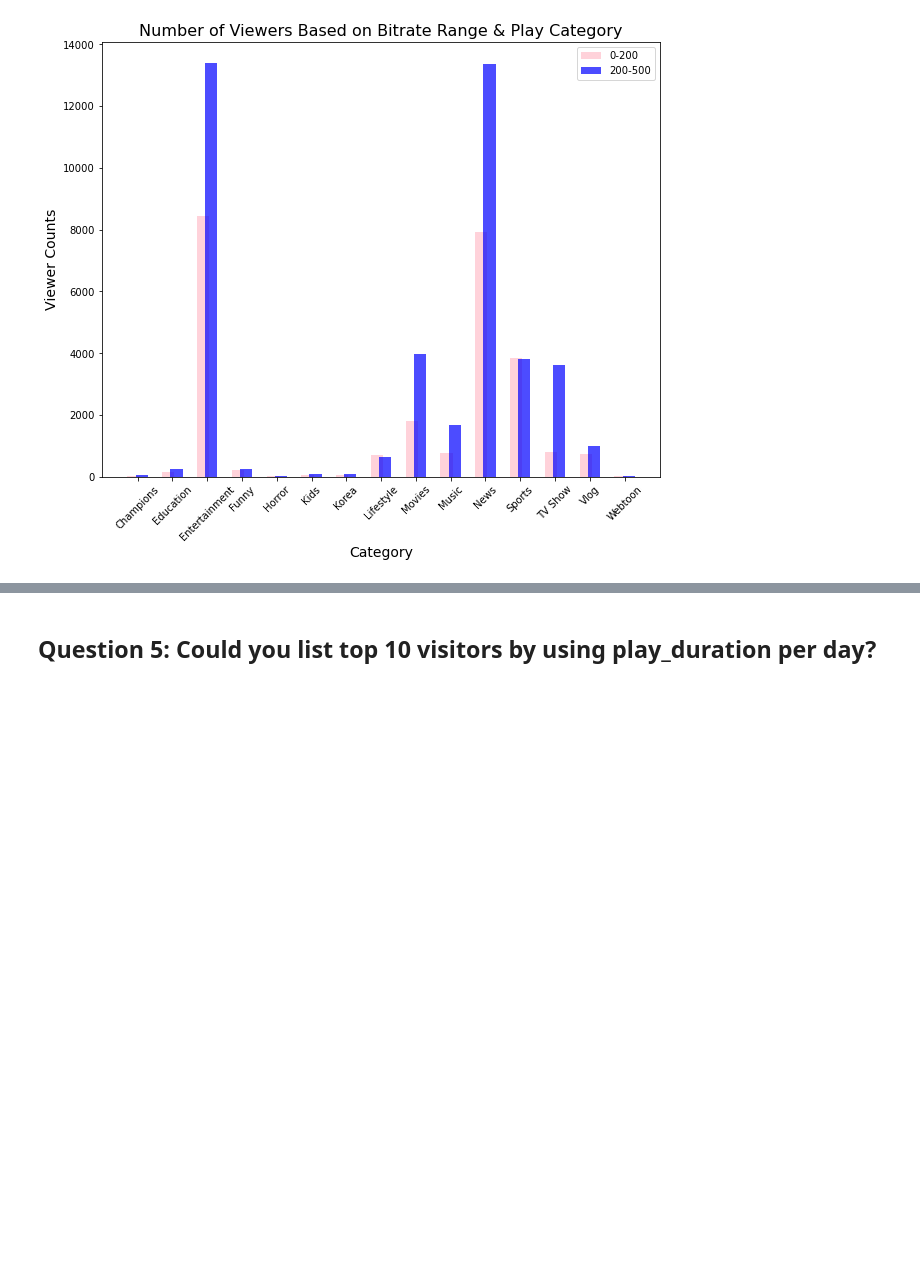
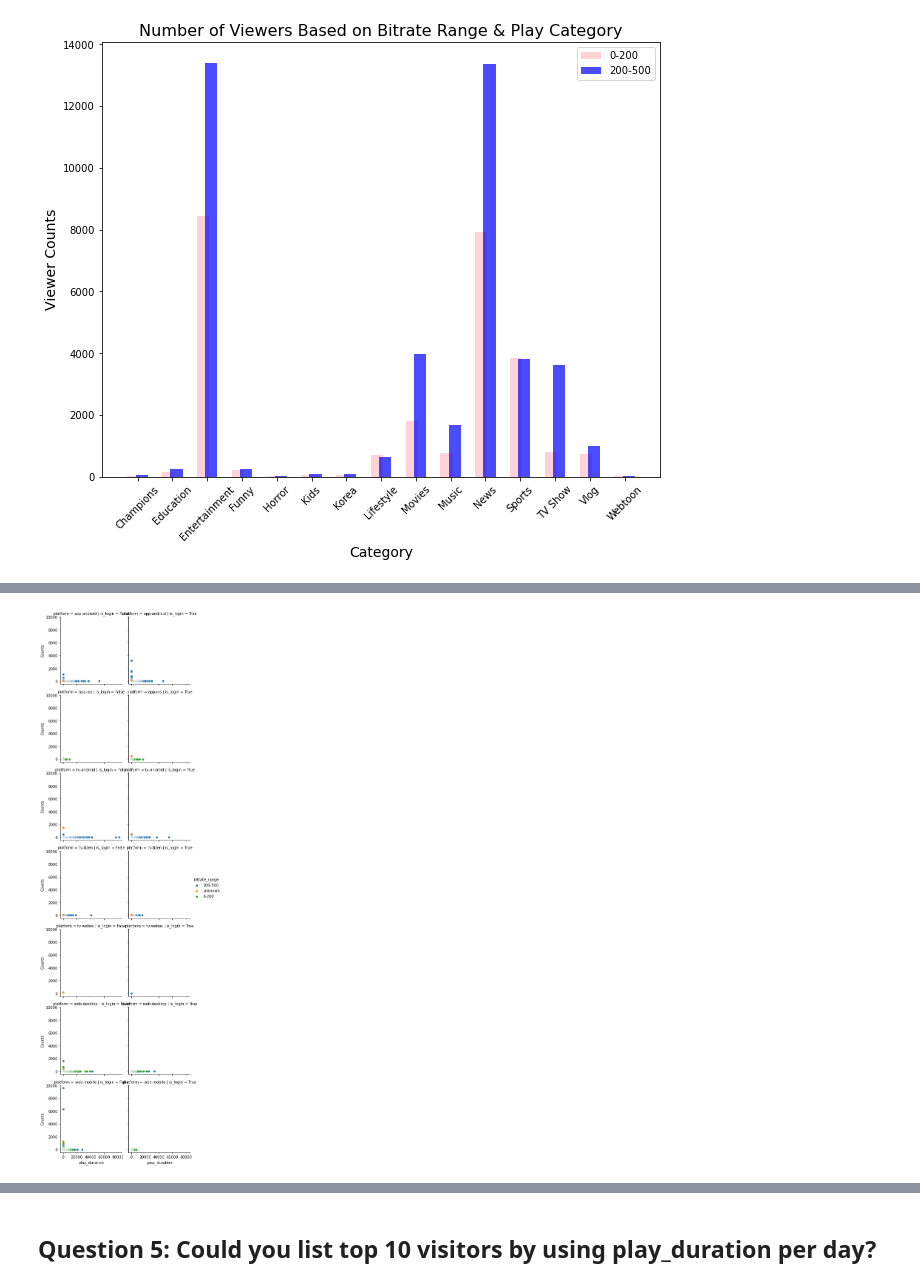
Before and after one commit to archeltaneka/vidio-dataset-eda, a Jupyter notebook: exploratory_notebook.ipynb, the cells around one changed output, grey strips where cells are left out. Cells and saved outputs as stored; diff of their text form; code cells hidden in the pictures; blank space fills up the shorter version.

```diff
--- a/exploratory_notebook.ipynb
+++ b/exploratory_notebook.ipynb
@@ -1366,0 +1366,12 @@ plt.show()
+# %%
+df_multi1 = df[['is_login', 'platform', 'play_duration', 'bitrate_range']].value_counts()
+df_multi1 = pd.pivot_table(df_multi1.to_frame(), values=0, index=['is_login', 'platform', 'play_duration', 'bitrate_range'], aggfunc=np.sum)
+df_multi1 = df_multi1.reset_index()
+df_multi1 = df_multi1.rename(columns={0: 'Counts'})
+
+g = sns.FacetGrid(df_multi1, col='is_login', row='platform', hue='bitrate_range')
+g.map(sns.scatterplot, 'play_duration', 'Counts').add_legend()
+
+plt.show()
+# %% [output]
+[figure, added]
```
Also changed, not shown: parts of 17 cells of this notebook.
